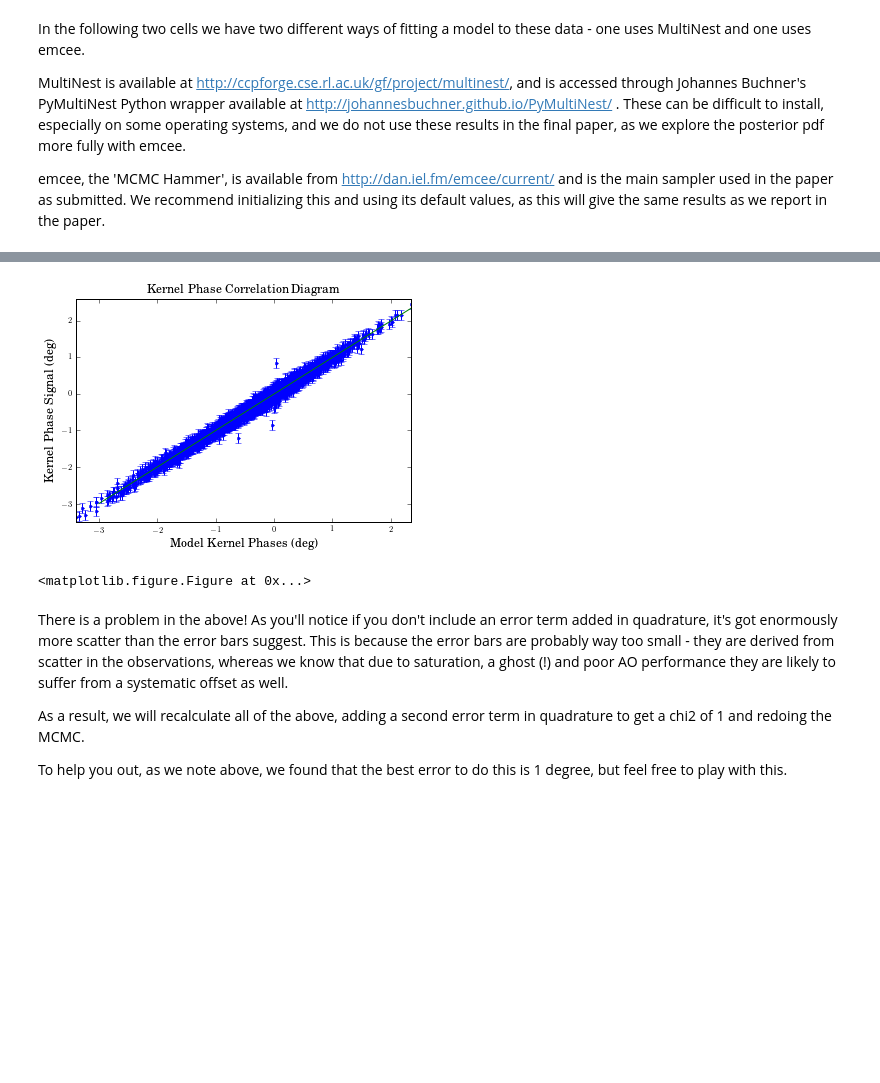
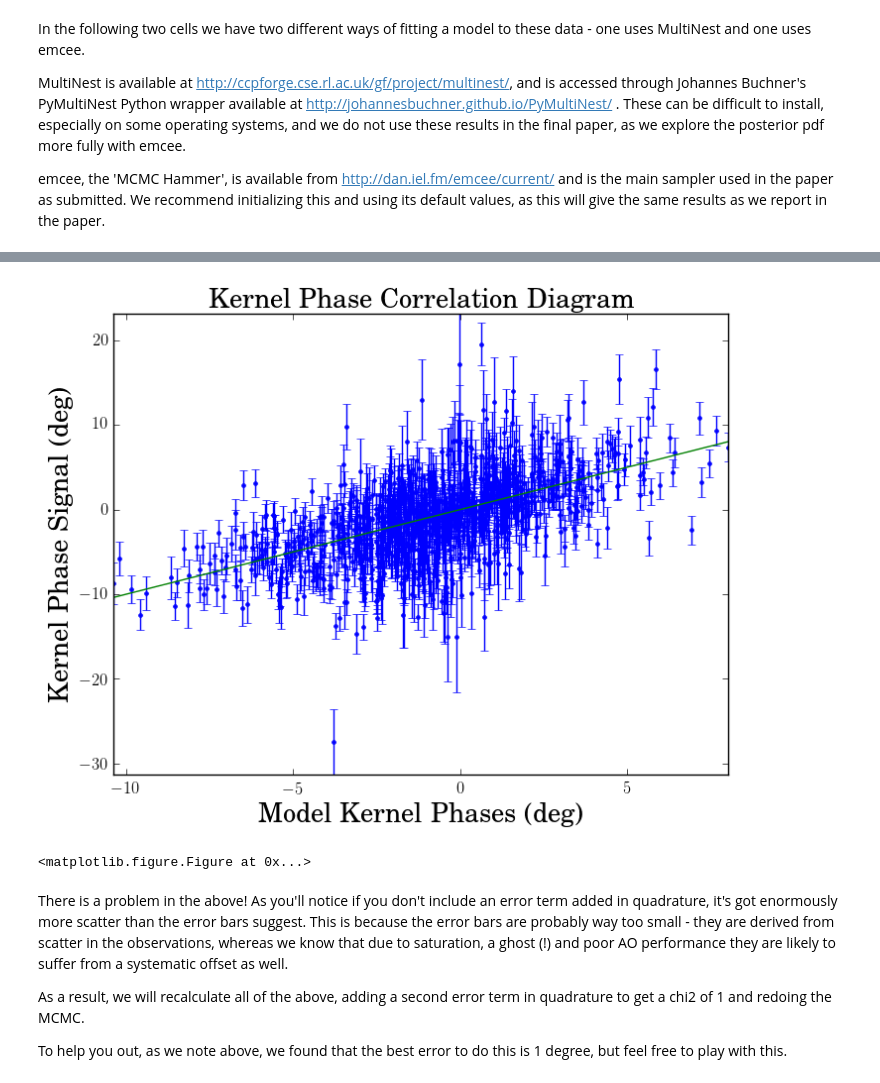
Before and after one commit to benjaminpope/pysco, a Jupyter notebook: analysis.ipynb, the cells around one changed output, grey strips where cells are left out. Drawn from its saved outputs; the diff is of its cells as text; code cells hidden in the pictures; blank space fills up the shorter version.

```diff
--- a/analysis.ipynb
+++ b/analysis.ipynb
@@ -27,7 +27,7 @@ ddir = "/home/ben/Research/pharo/data/" # data directory
 bandn = 'Ks'
 # bandn = 'ch4' # this gives vaguely right astrometry at its best fit but a remarkably poor fit overall! try if you like
 
-num = 1 #0 for alpha Oph, 1 for sim with kp params
+num = 0 #0 for alpha Oph, 1 for sim with kp params
 
 tnames = ['alpOph','epsOph','epsHer']
 
@@ -50,15 +50,15 @@ else: print 'Data directory failure'
 
 if num == 1:
     print 'Doing simulated observations'
-    fnames = ['binary_129_84_33.fits', 'calibsim.fits'] # ffa
+    fnames = ['binary_129_84_34.fits', 'calibsim.fits'] # ffa
     pupil = 'medcrossmeasmodel'
 else:
     pass
 
 if num == 2:
     print 'Doing simulated observations'
-    fnames = ['Ks_0.8_bin_s131_a86_c19.7.fits', 'Ks_1.0_bin_s131_a86_c19.7.fits'] # ffa
-    pupil = 'medcrossmodel'
+    fnames = ['binary_130_84_29.fits', 'calibsim.fits'] # ffa
+    pupil = 'medcrossmeasmodel'
 else:
     pass
 
@@ -192,7 +189,7 @@ if bispec:
 if no_kp:
     addederror = 8.5
 else:
-    addederror = 1.35
+    addederror = 1.37
 
 a.kpd -= b.kpd #subtract systematic
 a.kpe = np.sqrt(a.kpe**2. + b.kpe**2.+ addederror**2.) #add statistical and measurement in quadrature
@@ -201,6 +198,10 @@ if bispec:
     bsp_addederror = 7.6
     a.bsp -= b.bsp
     a.bspe = np.sqrt(a.bspe**2. + b.bspe**2. * bsp_addederror**2)
+
+
+if num != 0:
+    a.kpe = error_kp*np.ones_like(a.kpe)
 # else:
 #     addederror = 1.05
 #     print 'no systematic subtraction'
@@ -276,45 +299,57 @@ plt.savefig('./posterior.png')
 # params = [131.23,82.6, 19.7]
 # params = [sep,83.5,con]
 # params = [126.625, 85.045, 26.043]
-params = [129.4, 180+84.1, 33.0]
 
 d = pysco.binary_model(params,a.kpi,a.hdr,bispec=bispec)
 
+mpl.rcParams['figure.figsize']=(8.0,6.0)    #(6.0,4.0)
+mpl.rcParams['font.size']= 16               #10
+mpl.rcParams['savefig.dpi']=100             #72
+mpl.rcParams['axes.labelsize'] = 12
+mpl.rcParams['xtick.labelsize'] = 12
+mpl.rcParams['ytick.labelsize'] = 12
+
 plt.clf()
+# if bispec:
+# #     plt.errorbar(d[np.abs(a.bsp)<50],a.bsp[np.abs(a.bsp)<50],yerr=a.bspe[np.abs(a.bsp)<50],fmt='b.')
+#     plt.errorbar(d,a.bsp,yerr=a.bspe,fmt='b.')
+#     mm = np.round(np.max(np.abs(a.bsp)))
+# #     mm = 42
+# #     mm = 10
+#     plt.axis([-mm,mm,-mm,mm],fontsize='large')
+# else:
 if bispec:
-#     plt.errorbar(d[np.abs(a.bsp)<50],a.bsp[np.abs(a.bsp)<50],yerr=a.bspe[np.abs(a.bsp)<50],fmt='b.')
+    mm = np.round(np.max(np.abs(a.bsp)))
     plt.errorbar(d,a.bsp,yerr=a.bspe,fmt='b.')
-    mm = np.round(np.max(np.abs(a.bsp)))
-#     mm = 42
-#     mm = 10
-    plt.axis([-mm,mm,-mm,mm],fontsize='large')
+    plt.axis('tight',fontsize='large')
+    plt.plot([-mm,mm],[-mm,mm], 'g')
 else:
     mm = np.round(np.max(np.abs(a.kpd)))
-    plt.errorbar(d,a.kpd,yerr=a.kpe/10,fmt='b.')
+    plt.errorbar(d,a.kpd,yerr=a.kpe,fmt='b.')
     plt.axis('tight',fontsize='large')
-plt.plot([-mm,mm],[-mm,mm], 'g')
+    plt.plot([-mm,mm],[-mm,mm], 'g')
 
 
 if bispec:
     plt.xlabel('Model Bispectral Phases (deg)',fontsize='large')
     plt.ylabel('Bispectral Phase Signal (deg)', fontsize='large')
     plt.title('Bispectrum Correlation Diagram',
           fontsize='large')
 elif no_kp:
     plt.xlabel('Model Phases',fontsize='large')
     plt.ylabel('Raw Phase Signal', fontsize='large')
     plt.title('Raw Phase Correlation Diagram',
           fontsize='large')
 else:
     plt.xlabel('Model Kernel Phases (deg)',fontsize='large')
     plt.ylabel('Kernel Phase Signal (deg)', fontsize='large')
     plt.title('Kernel Phase Correlation Diagram',
 		  fontsize='large')
 plt.draw()
 plt.show()
 plt.savefig('./correlation_Ks.png')
 # %% [output]
-[figure, old version]
+[figure, new version]
 <matplotlib.figure.Figure at 0x...>
 # %% [markdown]
 There is a problem in the above! As you'll notice if you don't include an error term added in quadrature, it's got enormously more scatter than the error bars suggest. This is because the error bars are probably way too small - they are derived from scatter in the observations, whereas we know that due to saturation, a ghost (!) and poor AO performance they are likely to suffer from a systematic offset as well.
```
Also changed, not shown: parts of 16 cells of this notebook, 28 other files.
